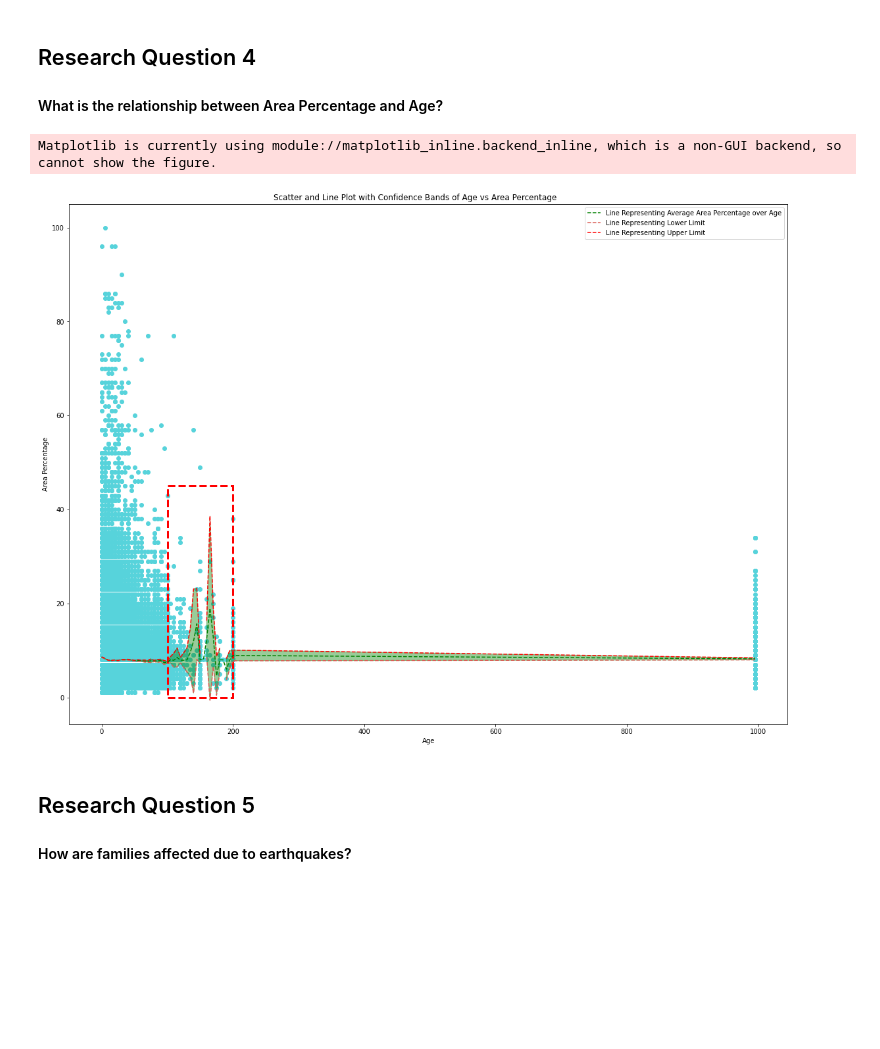
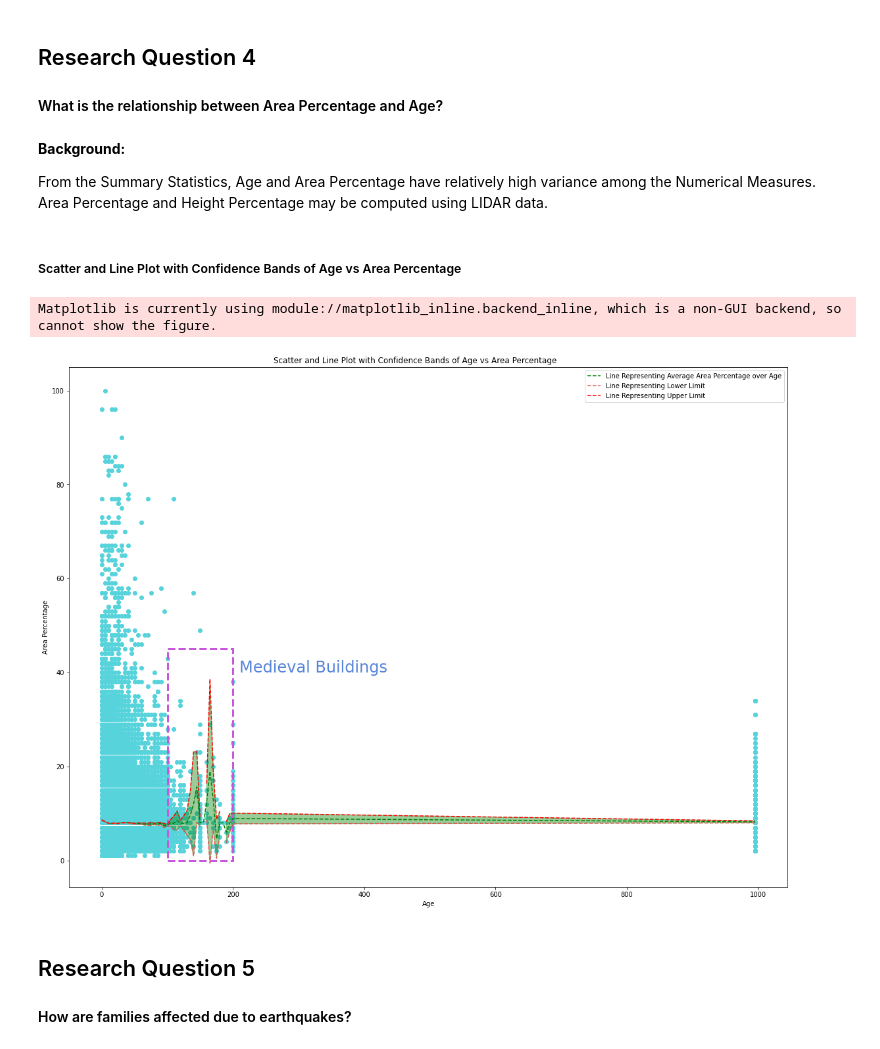
Before and after one commit to DS-Group22-ADP/Practical-Project, a Jupyter notebook: notebooks/Exploratory-Data-Analysis.ipynb, the cells around one changed output. Cells and saved outputs as stored; diff of their text form; code cells hidden in the pictures; blank space fills up the shorter version.

```diff
--- a/notebooks/Exploratory-Data-Analysis.ipynb
+++ b/notebooks/Exploratory-Data-Analysis.ipynb
@@ -1008,10 +1071,15 @@ draw_subplotted_pie_chart(merged_data,'damage_grade_def',labels, 'age_range')
 ## Research Question 4
 
 #### What is the relationship between Area Percentage and Age?
+# %% [markdown]
+**Background:**
+
+From the Summary Statistics, Age and Area Percentage have relatively high variance among the Numerical Measures. Area Percentage and Height Percentage may be computed using LIDAR data.
+# %% [markdown]
+##### Scatter and Line Plot with Confidence Bands of Age vs Area Percentage
 # %%
 fig, ax = plt.subplots(1, 1, figsize=(16,12))
 colors = sns.color_palette("hls", 10)
-
 
 def plot_area_percentage_vs_age(join_df):
     '''
@@ -1035,35 +1103,36 @@ def plot_average_line_representing_area_percentage_over_age(join_df):
     @return:
     '''
     # aggregation of area percentage with mean and standard error
     g = join_df.groupby('age')['area_percentage'].agg(['mean', 'sem'])
     # plot the average line
     ax.plot(g.index, g['mean'], color='green', label='Line Representing Average Area Percentage over Age', ls='dashed')
     # plot the lower limit of the average line
     ax.plot(g.index, g['mean']-1.96*g['sem'], color=colors[0], label='Line Representing Lower Limit', ls='dashed')
     # plot the upper limit of the average line
     ax.plot(g.index, g['mean']+1.96*g['sem'], color='red', label='Line Representing Upper Limit', ls='dashed')
     # fill the confidence intervals
     ax.fill_between(g.index, g['mean']+1.96*g['sem'], g['mean']-1.96*g['sem'], edgecolor='g', facecolor='g', alpha=0.4)
 
     # display the legend
     ax.legend()
 
 def plot_high_variance_area():
     '''
     Plots the High variance Area detected by the fluctuations in Area Percentage values
     @return:
     '''
     # Loop over data points; create box from errors at each point
-    high_variance_box = Rectangle((100, 0), 100, 45, fill=False, ls='dashed', lw=3, color='red')
+    high_variance_box = Rectangle((100, 0), 100, 45, fill=False, ls='dashed', lw=3, color=colors[8])
     ax.add_patch(high_variance_box)
+    ax.text(210, 40, "Medieval Buildings", fontsize=24, color=colors[6])
 
 plot_area_percentage_vs_age(join_df)
 plot_average_line_representing_area_percentage_over_age(join_df)
 plot_high_variance_area()
 fig.show()
 # %% [output]
 Matplotlib is currently using module://matplotlib_inline.backend_inline, which is a non-GUI backend, so cannot show the figure.
-[figure, old version]
+[figure, new version]
 # %% [markdown]
 ## Research Question 5
 
```
Also changed, not shown: parts of 7 cells of this notebook.
